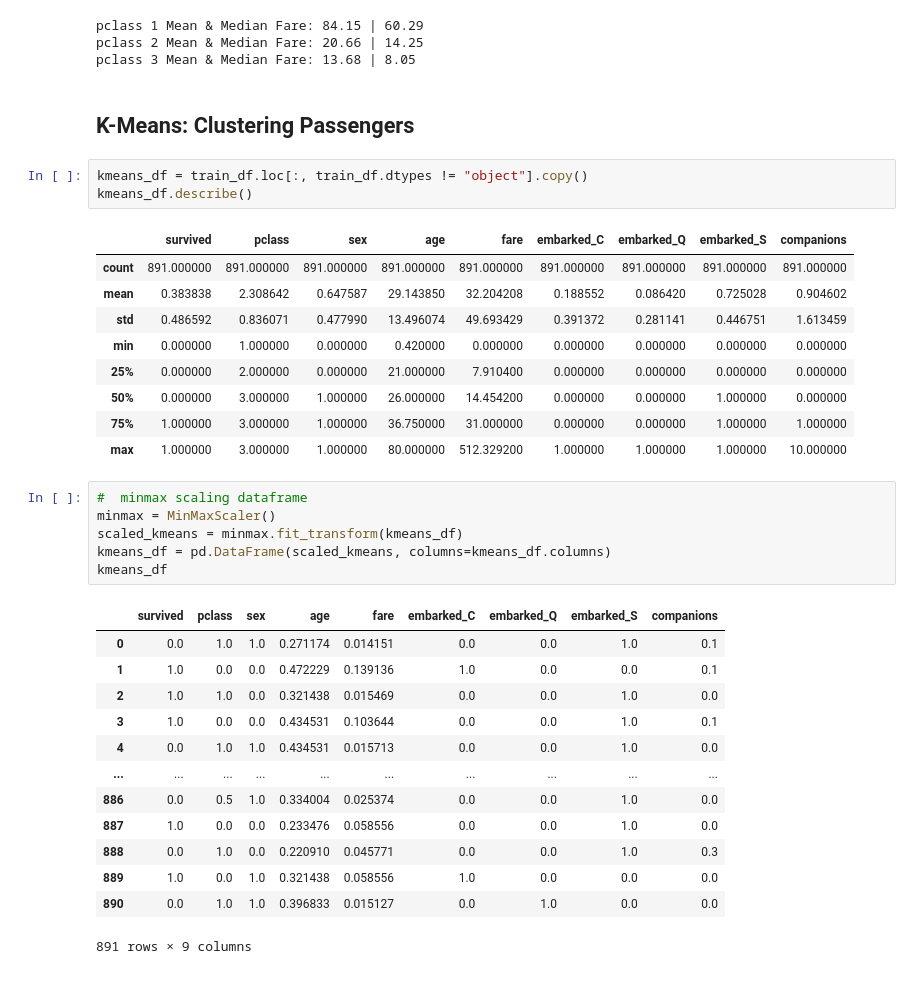
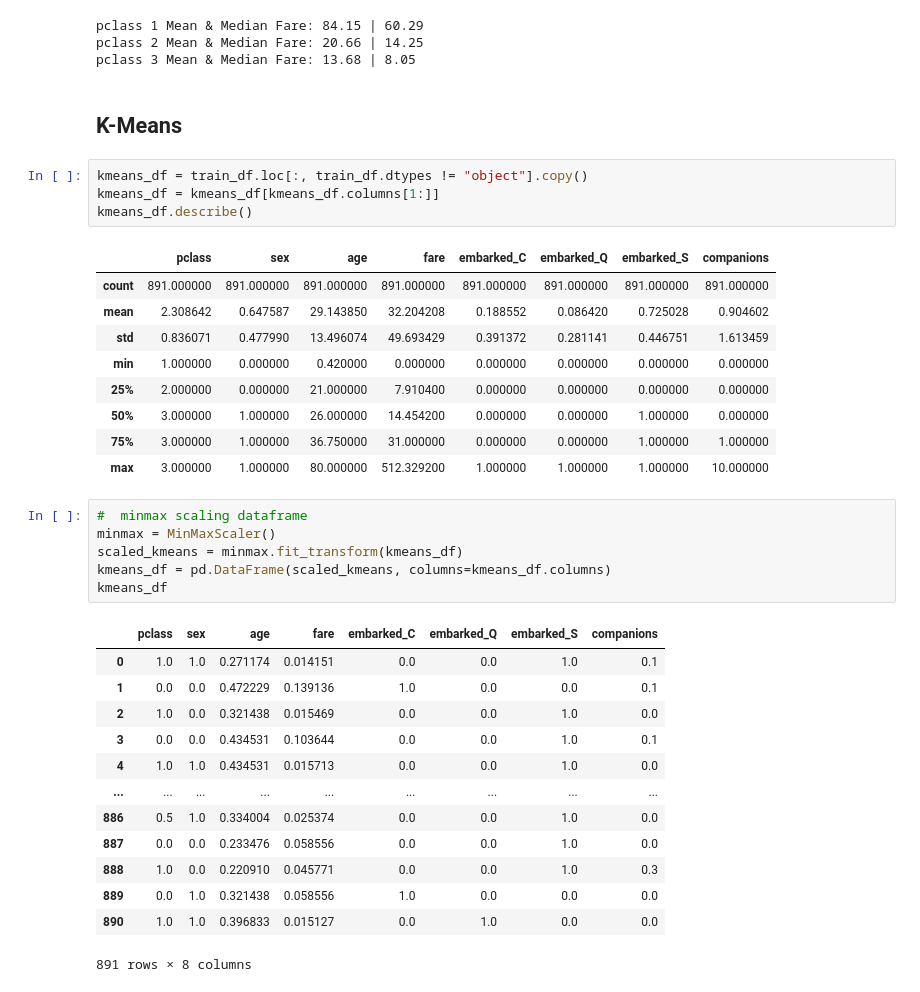
Before and after one commit to RuizLorenzoChavez/practical-ML, a Jupyter notebook: titanic.ipynb, the cells around one changed output. Cells and saved outputs as stored; diff of their text form.

Commit message:
applied kmeans (tentative)

```diff
--- a/titanic.ipynb
+++ b/titanic.ipynb
@@ -530,20 +530,21 @@ pclass 1 Mean & Median Fare: 84.15 | 60.29
 pclass 2 Mean & Median Fare: 20.66 | 14.25
 pclass 3 Mean & Median Fare: 13.68 | 8.05
 # %% [markdown]
-## K-Means: Clustering Passengers
+## K-Means
 # %%
 kmeans_df = train_df.loc[:, train_df.dtypes != "object"].copy()
+kmeans_df = kmeans_df[kmeans_df.columns[1:]]
 kmeans_df.describe()
 # %% [output]
-|  | survived | pclass | sex | age | fare | embarked_C | embarked_Q | embarked_S | companions |
-| count | 891.000000 | 891.000000 | 891.000000 | 891.000000 | 891.000000 | 891.000000 | 891.000000 | 891.000000 | 891.000000 |
-| mean | 0.383838 | 2.308642 | 0.647587 | 29.143850 | 32.204208 | 0.188552 | 0.086420 | 0.725028 | 0.904602 |
-| std | 0.486592 | 0.836071 | 0.477990 | 13.496074 | 49.693429 | 0.391372 | 0.281141 | 0.446751 | 1.613459 |
-| min | 0.000000 | 1.000000 | 0.000000 | 0.420000 | 0.000000 | 0.000000 | 0.000000 | 0.000000 | 0.000000 |
-| 25% | 0.000000 | 2.000000 | 0.000000 | 21.000000 | 7.910400 | 0.000000 | 0.000000 | 0.000000 | 0.000000 |
-| 50% | 0.000000 | 3.000000 | 1.000000 | 26.000000 | 14.454200 | 0.000000 | 0.000000 | 1.000000 | 0.000000 |
-| 75% | 1.000000 | 3.000000 | 1.000000 | 36.750000 | 31.000000 | 0.000000 | 0.000000 | 1.000000 | 1.000000 |
-| max | 1.000000 | 3.000000 | 1.000000 | 80.000000 | 512.329200 | 1.000000 | 1.000000 | 1.000000 | 10.000000 |
+|  | pclass | sex | age | fare | embarked_C | embarked_Q | embarked_S | companions |
+| count | 891.000000 | 891.000000 | 891.000000 | 891.000000 | 891.000000 | 891.000000 | 891.000000 | 891.000000 |
+| mean | 2.308642 | 0.647587 | 29.143850 | 32.204208 | 0.188552 | 0.086420 | 0.725028 | 0.904602 |
+| std | 0.836071 | 0.477990 | 13.496074 | 49.693429 | 0.391372 | 0.281141 | 0.446751 | 1.613459 |
+| min | 1.000000 | 0.000000 | 0.420000 | 0.000000 | 0.000000 | 0.000000 | 0.000000 | 0.000000 |
+| 25% | 2.000000 | 0.000000 | 21.000000 | 7.910400 | 0.000000 | 0.000000 | 0.000000 | 0.000000 |
+| 50% | 3.000000 | 1.000000 | 26.000000 | 14.454200 | 0.000000 | 0.000000 | 1.000000 | 0.000000 |
+| 75% | 3.000000 | 1.000000 | 36.750000 | 31.000000 | 0.000000 | 0.000000 | 1.000000 | 1.000000 |
+| max | 3.000000 | 1.000000 | 80.000000 | 512.329200 | 1.000000 | 1.000000 | 1.000000 | 10.000000 |
 # %%
 #  minmax scaling dataframe
 minmax = MinMaxScaler()
@@ -551,16 +552,16 @@ scaled_kmeans = minmax.fit_transform(kmeans_df)
 kmeans_df = pd.DataFrame(scaled_kmeans, columns=kmeans_df.columns)
 kmeans_df
 # %% [output]
-|  | survived | pclass | sex | age | fare | embarked_C | embarked_Q | embarked_S | companions |
-| 0 | 0.0 | 1.0 | 1.0 | 0.271174 | 0.014151 | 0.0 | 0.0 | 1.0 | 0.1 |
-| 1 | 1.0 | 0.0 | 0.0 | 0.472229 | 0.139136 | 1.0 | 0.0 | 0.0 | 0.1 |
-| 2 | 1.0 | 1.0 | 0.0 | 0.321438 | 0.015469 | 0.0 | 0.0 | 1.0 | 0.0 |
-| 3 | 1.0 | 0.0 | 0.0 | 0.434531 | 0.103644 | 0.0 | 0.0 | 1.0 | 0.1 |
-| 4 | 0.0 | 1.0 | 1.0 | 0.434531 | 0.015713 | 0.0 | 0.0 | 1.0 | 0.0 |
-| ... | ... | ... | ... | ... | ... | ... | ... | ... | ... |
-| 886 | 0.0 | 0.5 | 1.0 | 0.334004 | 0.025374 | 0.0 | 0.0 | 1.0 | 0.0 |
-| 887 | 1.0 | 0.0 | 0.0 | 0.233476 | 0.058556 | 0.0 | 0.0 | 1.0 | 0.0 |
-| 888 | 0.0 | 1.0 | 0.0 | 0.220910 | 0.045771 | 0.0 | 0.0 | 1.0 | 0.3 |
-| 889 | 1.0 | 0.0 | 1.0 | 0.321438 | 0.058556 | 1.0 | 0.0 | 0.0 | 0.0 |
-| 890 | 0.0 | 1.0 | 1.0 | 0.396833 | 0.015127 | 0.0 | 1.0 | 0.0 | 0.0 |
+|  | pclass | sex | age | fare | embarked_C | embarked_Q | embarked_S | companions |
+| 0 | 1.0 | 1.0 | 0.271174 | 0.014151 | 0.0 | 0.0 | 1.0 | 0.1 |
+| 1 | 0.0 | 0.0 | 0.472229 | 0.139136 | 1.0 | 0.0 | 0.0 | 0.1 |
+| 2 | 1.0 | 0.0 | 0.321438 | 0.015469 | 0.0 | 0.0 | 1.0 | 0.0 |
+| 3 | 0.0 | 0.0 | 0.434531 | 0.103644 | 0.0 | 0.0 | 1.0 | 0.1 |
+| 4 | 1.0 | 1.0 | 0.434531 | 0.015713 | 0.0 | 0.0 | 1.0 | 0.0 |
+| ... | ... | ... | ... | ... | ... | ... | ... | ... |
+| 886 | 0.5 | 1.0 | 0.334004 | 0.025374 | 0.0 | 0.0 | 1.0 | 0.0 |
+| 887 | 0.0 | 0.0 | 0.233476 | 0.058556 | 0.0 | 0.0 | 1.0 | 0.0 |
+| 888 | 1.0 | 0.0 | 0.220910 | 0.045771 | 0.0 | 0.0 | 1.0 | 0.3 |
+| 889 | 0.0 | 1.0 | 0.321438 | 0.058556 | 1.0 | 0.0 | 0.0 | 0.0 |
+| 890 | 1.0 | 1.0 | 0.396833 | 0.015127 | 0.0 | 1.0 | 0.0 | 0.0 |
-891 rows × 9 columns
+891 rows × 8 columns
```
Also changed, not shown: parts of 5 cells of this notebook.
